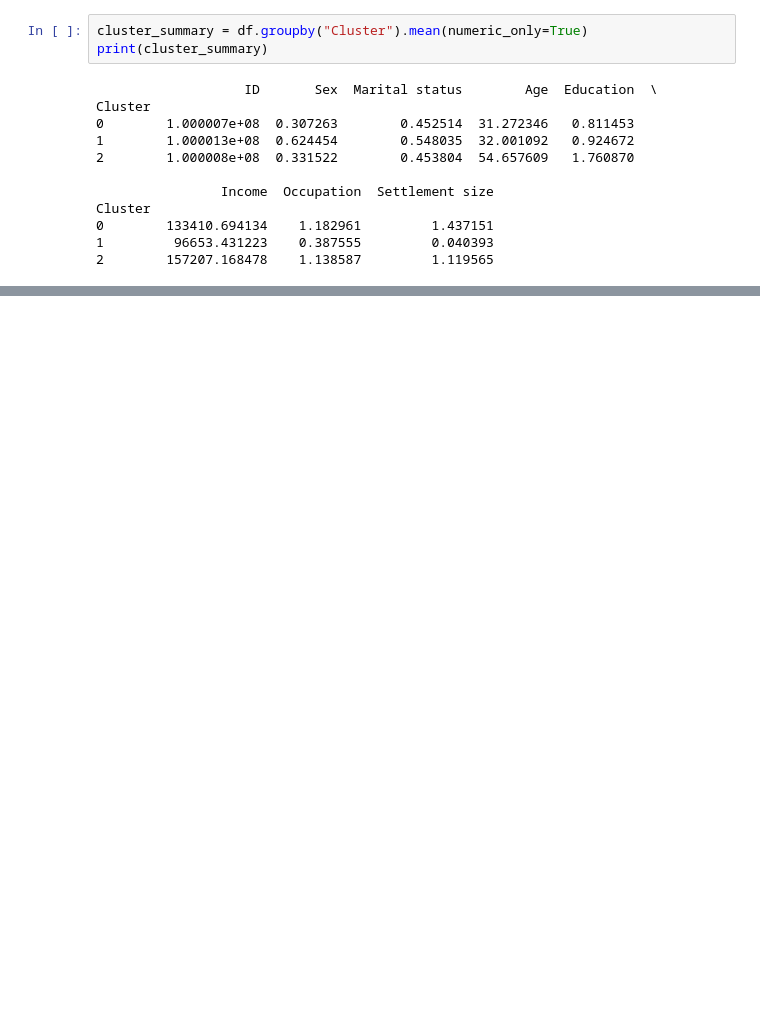
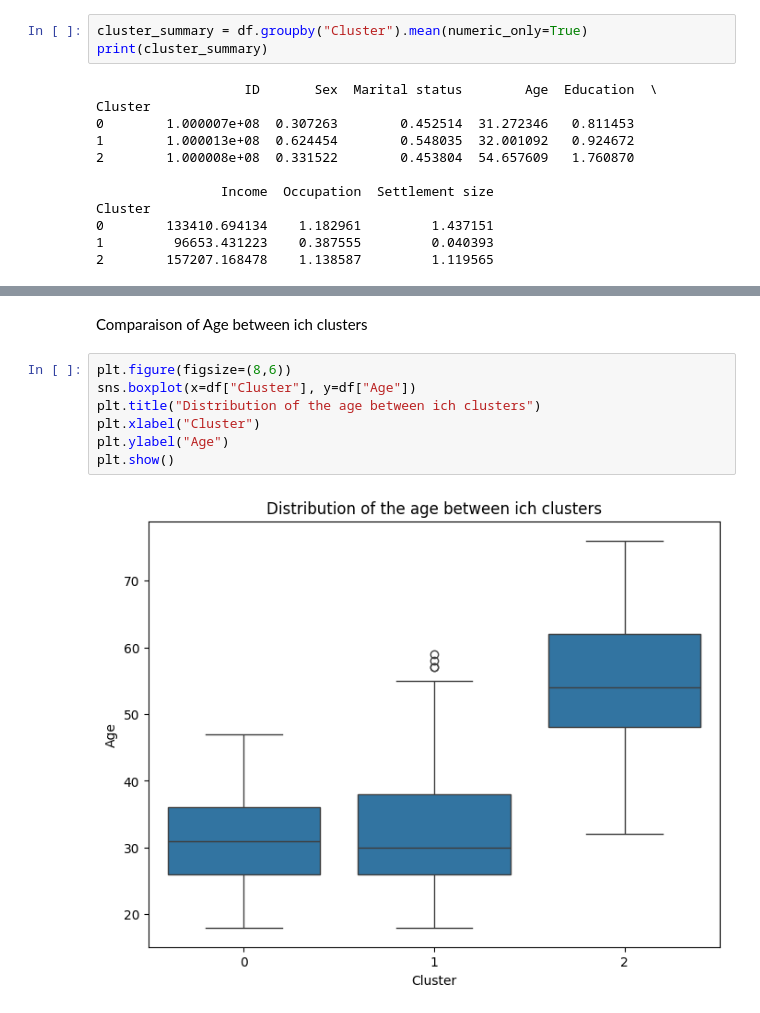
Before and after one commit to Saoty3/Projet_MachinLearning_International, a Jupyter notebook: Analyse_de_donnée.ipynb, the cells around one changed output, grey strips where cells are left out. Drawn from its saved outputs; the diff is of its cells as text; blank space fills up the shorter version.

```diff
--- a/Analyse_de_donnée.ipynb
+++ b/Analyse_de_donnée.ipynb
@@ -274,0 +340,11 @@ Passing `palette` without assigning `hue` is deprecated and will be removed in v
+# %% [markdown]
+Comparaison of Age between ich clusters
+# %%
+plt.figure(figsize=(8,6))
+sns.boxplot(x=df["Cluster"], y=df["Age"])
+plt.title("Distribution of the age between ich clusters")
+plt.xlabel("Cluster")
+plt.ylabel("Age")
+plt.show()
+# %% [output]
+[figure, added]
```
Also changed, not shown: parts of 36 cells of this notebook.
